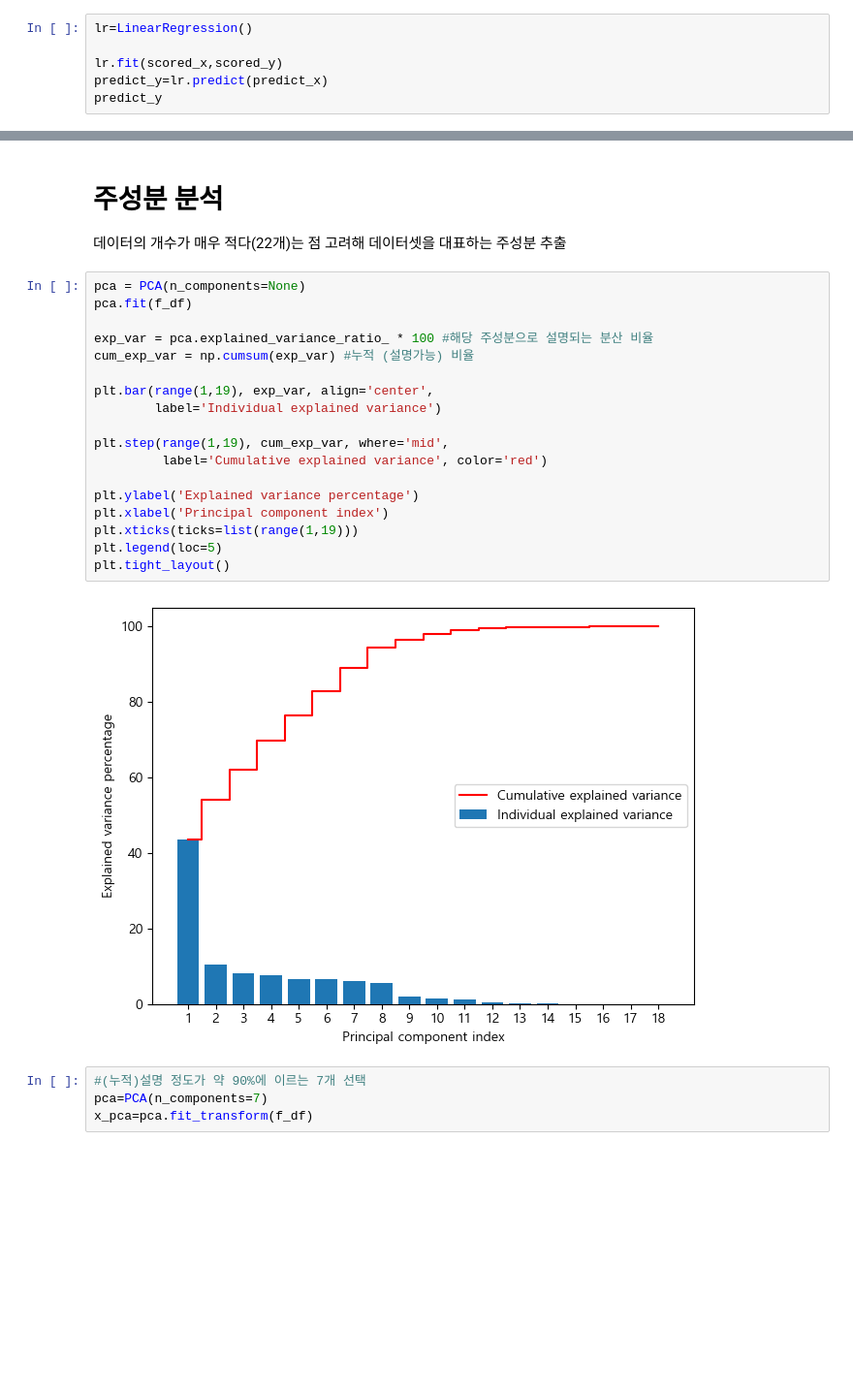
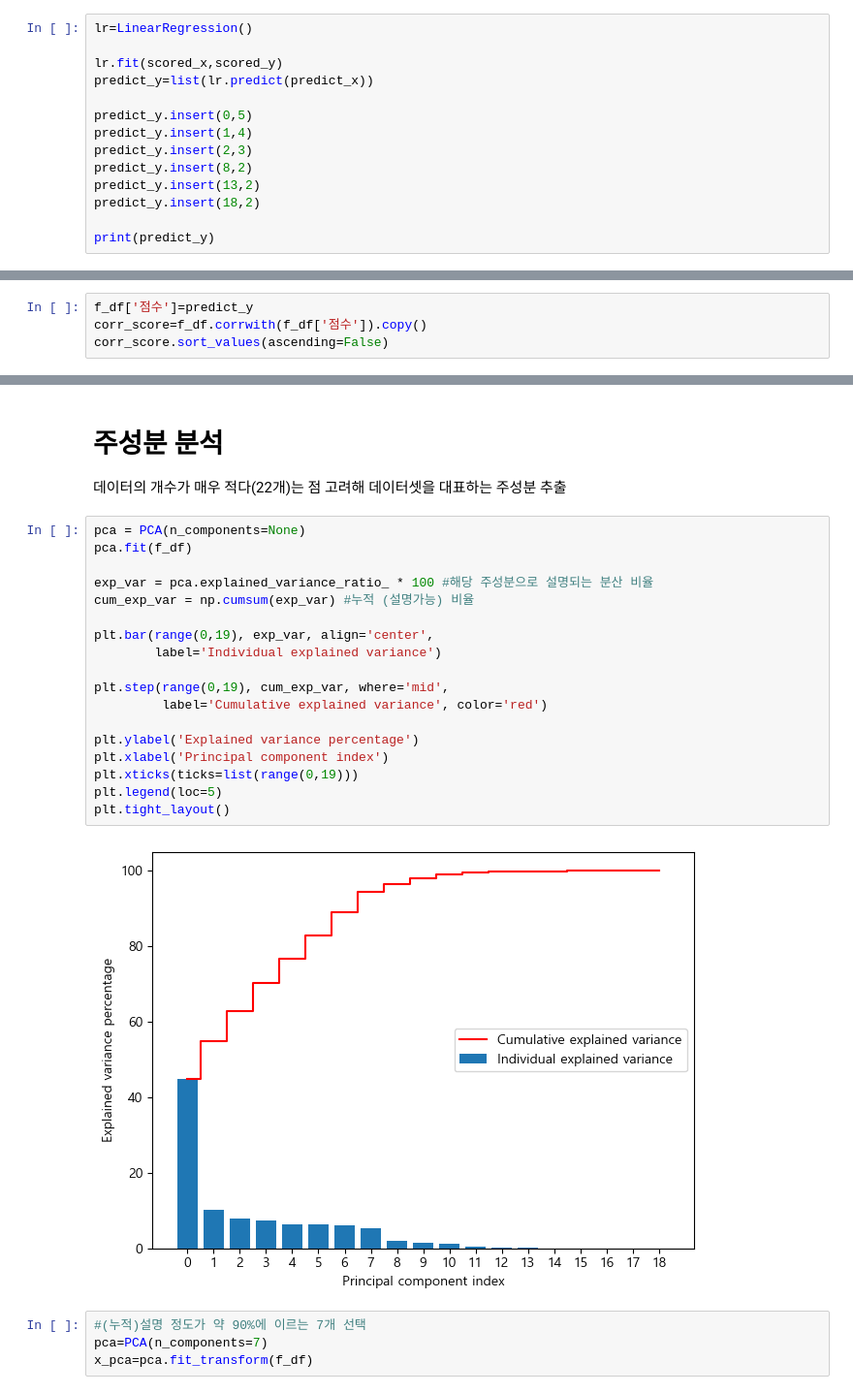
Before and after one commit to sheershay/ise-sr-project, a Jupyter notebook: clustering/clustering.ipynb, the cells around one changed output, grey strips where cells are left out. Shown at 97% size. Cells and saved outputs as stored; diff of their text form; blank space fills up the shorter version.

```diff
--- a/clustering/clustering.ipynb
+++ b/clustering/clustering.ipynb
@@ -397,5 +399,13 @@ Text(0, 0.5, '실제 점수')
 lr=LinearRegression()
 
 lr.fit(scored_x,scored_y)
-predict_y=lr.predict(predict_x)
-predict_y
+predict_y=list(lr.predict(predict_x))
+
+predict_y.insert(0,5)
+predict_y.insert(1,4)
+predict_y.insert(2,3)
+predict_y.insert(8,2)
+predict_y.insert(13,2)
+predict_y.insert(18,2)
+
+print(predict_y)
@@ -406,0 +414,4 @@ for i in range(len(prof_score)):
+# %%
+f_df['점수']=predict_y
+corr_score=f_df.corrwith(f_df['점수']).copy()
+corr_score.sort_values(ascending=False)
@@ -419,23 +460,23 @@ plt.show()
 # %%
 pca = PCA(n_components=None)
 pca.fit(f_df)
 
 exp_var = pca.explained_variance_ratio_ * 100 #해당 주성분으로 설명되는 분산 비율
 cum_exp_var = np.cumsum(exp_var) #누적 (설명가능) 비율
 
-plt.bar(range(1,19), exp_var, align='center',
+plt.bar(range(0,19), exp_var, align='center',
         label='Individual explained variance')
 
-plt.step(range(1,19), cum_exp_var, where='mid',
+plt.step(range(0,19), cum_exp_var, where='mid',
          label='Cumulative explained variance', color='red')
 
 plt.ylabel('Explained variance percentage')
 plt.xlabel('Principal component index')
-plt.xticks(ticks=list(range(1,19)))
+plt.xticks(ticks=list(range(0,19)))
 plt.legend(loc=5)
 plt.tight_layout()
 # %% [output]
-[figure, old version]
+[figure, new version]
 # %%
 #(누적)설명 정도가 약 90%에 이르는 7개 선택
 pca=PCA(n_components=7)
```
Also changed, not shown: parts of 16 cells of this notebook.
